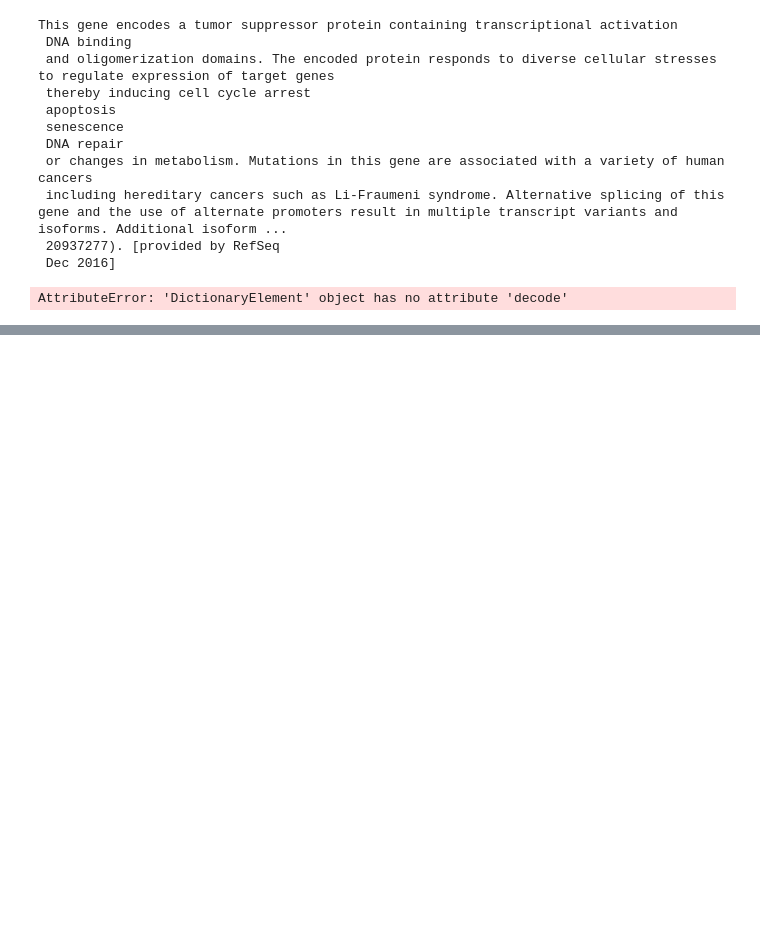
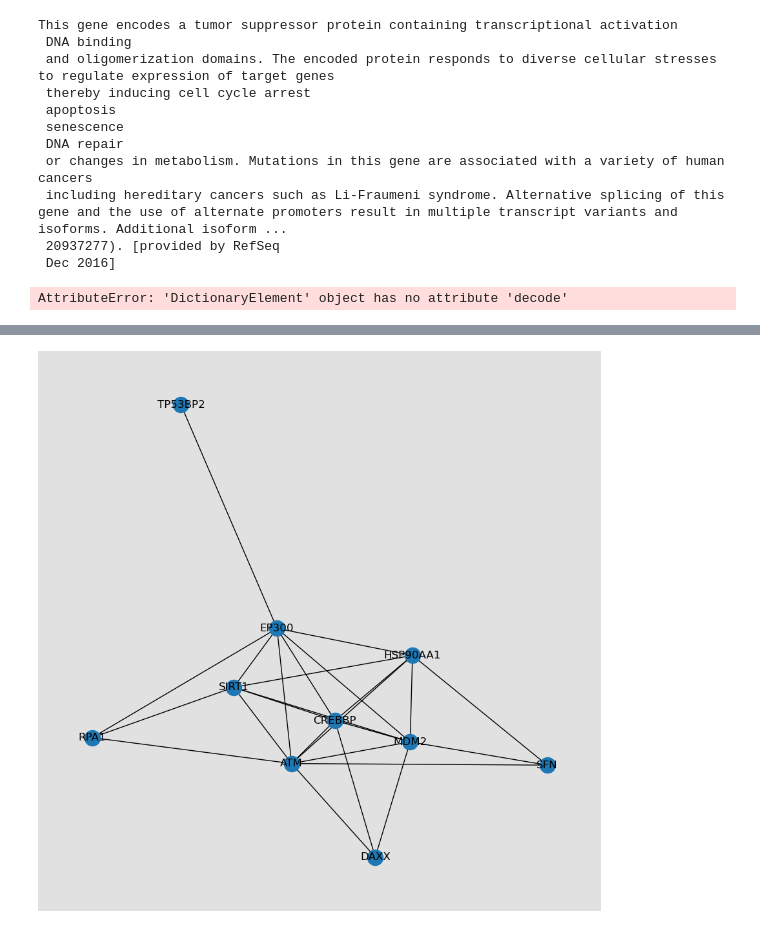
Before and after one commit to Song-Juntae/bioinformatics, a Jupyter notebook: note.ipynb, the cells around one changed output, grey strips where cells are left out. Drawn from its saved outputs; the diff is of its cells as text; code cells hidden in the pictures; blank space fills up the shorter version.

```diff
--- a/note.ipynb
+++ b/note.ipynb
@@ -99,0 +112,4 @@ result = handle.read()
+# %%
+protein_list = ['SIRT1','RPA1','MDM2','CREBBP','EP300','DAXX','ATM','HSP90AA1','SFN','TP53BP2']
+proteins = '%0d'.join(protein_list)
+proteins
@@ -99,0 +118,10 @@ result = handle.read()
+# %%
+url = 'https://string-db.org/api/tsv/network?identifiers=' + proteins + '&species=9606'
+r = requests.get(url)
+# %%
+lines = r.text.split('\n')
+data = [l.split('\t') for l in lines]
+
+df = pd.DataFrame(data[1:-1], columns = data[0])
+
+interactions = df[['preferredName_A', 'preferredName_B', 'score']]
@@ -99,0 +168,17 @@ result = handle.read()
+# %%
+G=nx.Graph(name='Protein Interaction Graph')
+interactions = np.array(interactions)
+for i in range(len(interactions)):
+    interaction = interactions[i]
+    a = interaction[0]
+    b = interaction[1]
+    w = float(interaction[2])
+    G.add_weighted_edges_from([(a,b,w)])
+# %%
+pos = nx.spring_layout(G) # position the nodes using the spring layout
+plt.figure(figsize=(11,11),facecolor=[0.7,0.7,0.7,0.4])
+nx.draw_networkx(G)
+plt.axis('off')
+plt.show()
+# %% [output]
+[figure, added]
```
Also changed, not shown: parts of 9 cells of this notebook.
